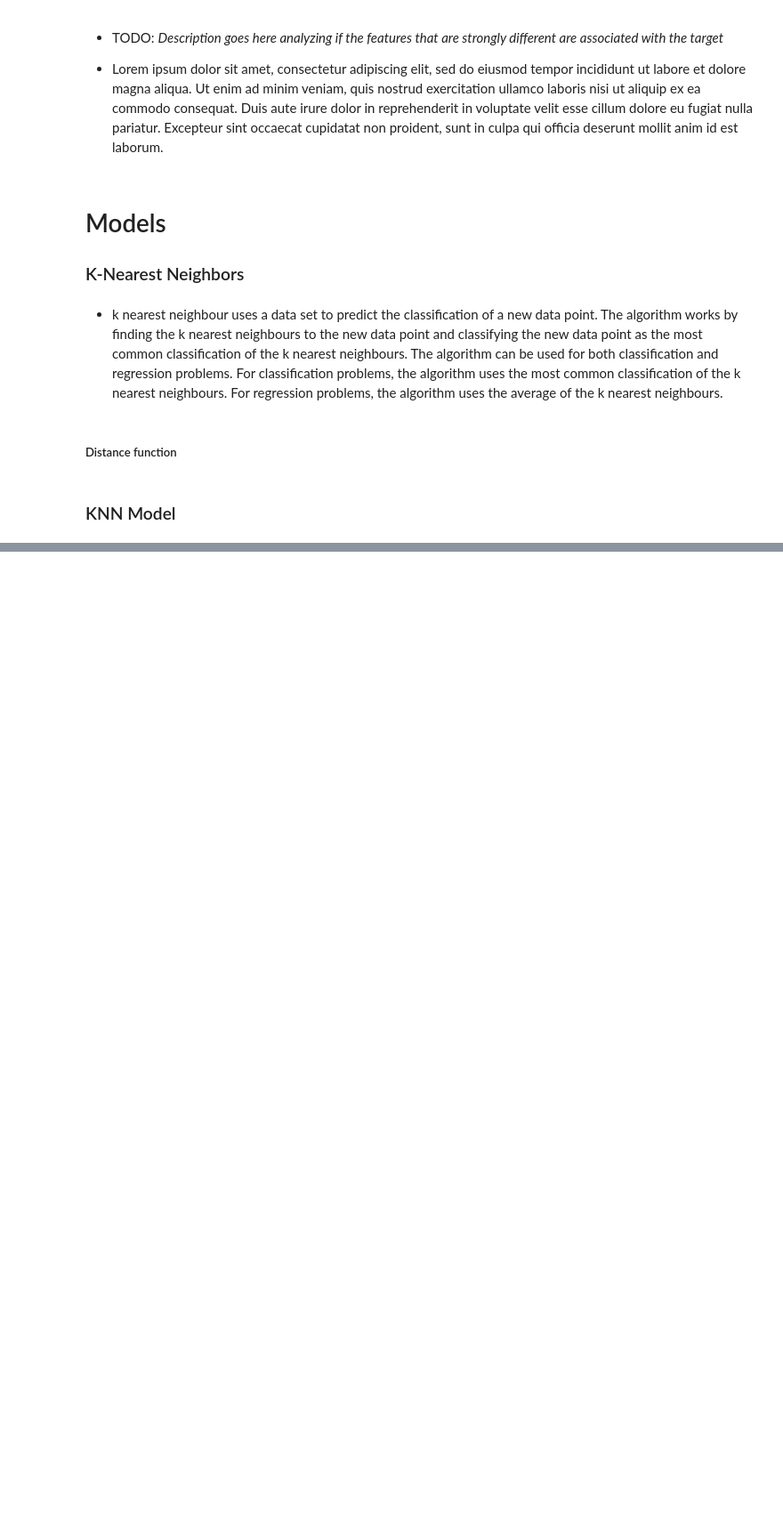
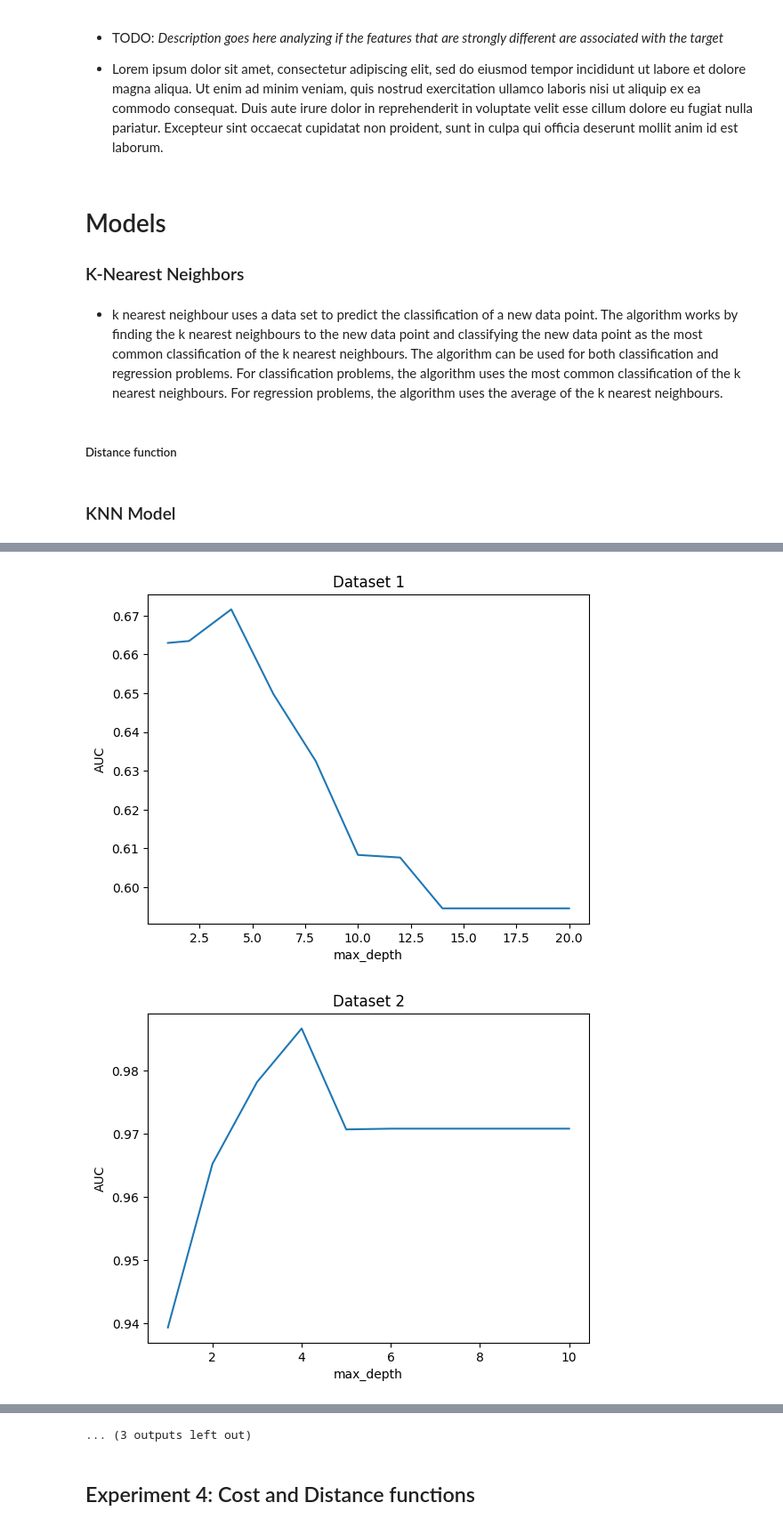
Before and after one commit to rudolfKischer/comp551asgn1, a Jupyter notebook: KNNexperiments.ipynb, the cells around one changed output, grey strips where cells are left out. Shown at 89% size. Cells and saved outputs as stored; diff of their text form; code cells hidden in the pictures; blank space fills up the shorter version.

```diff
--- a/KNNexperiments.ipynb
+++ b/KNNexperiments.ipynb
@@ -329,0 +865,38 @@ Percentage of Correct Predictions: 85.90308370044053%
+# %%
+def plot_result_exp3(results, title):
+  plt.plot(results['max_depth'], results['AUC_e'], label='Test AUC')
+  plt.xlabel('max_depth')
+  plt.ylabel('AUC')
+  plt.title(title)
+  plt.show()
+# %%
+
+# plot the results for each dataset
+plot_result_exp3(results_1, 'Dataset 1')
+plot_result_exp3(results_2, 'Dataset 2')
+
+# plot the roc curve for the best max_depth value, the worst max_depth value, and the middle max_depth value
+def plot_max_depth_roc(results, max_depth_values, title):
+  for max_depth in max_depth_values:
+    row = results[results['max_depth'] == max_depth]
+    fpr = row['fpr_e'].values[0]
+    tpr = row['tpr_e'].values[0]
+    roc_auc = row['AUC_e'].values[0]
+    fpr_t = row['fpr_t'].values[0]
+    tpr_t = row['tpr_t'].values[0]
+    roc_auc_t = row['AUC_t'].values[0]
+    plot_t_e_roc_curve(fpr_t, tpr_t, roc_auc_t, fpr, tpr, roc_auc, title + f' max_depth={max_depth}')
+
+def get_max_depth_to_plot(results):
+  min_auc = results['AUC_e'].min()
+  max_auc = results['AUC_e'].max()
+  middle_auc = results['AUC_e'].median()
+  # get the k values for the min, max, and median AUC
+  max_depth_values = results[(results['AUC_e'] == min_auc) | (results['AUC_e'] == max_auc) | (results['AUC_e'] == middle_auc)]['max_depth']
+  return max_depth_values
+
+plot_max_depth_roc(results_1, get_max_depth_to_plot(results_1), 'Dataset 1')
+plot_max_depth_roc(results_2, get_max_depth_to_plot(results_2), 'Dataset 2')
+# %% [output]
+[figure, added]
+[figure, added]
@@ -329,0 +913,3 @@ Percentage of Correct Predictions: 85.90308370044053%
+... (3 outputs left out)
+# %% [markdown]
+## Experiment 4: Cost and Distance functions
```
Also changed, not shown: parts of 45 cells of this notebook.
